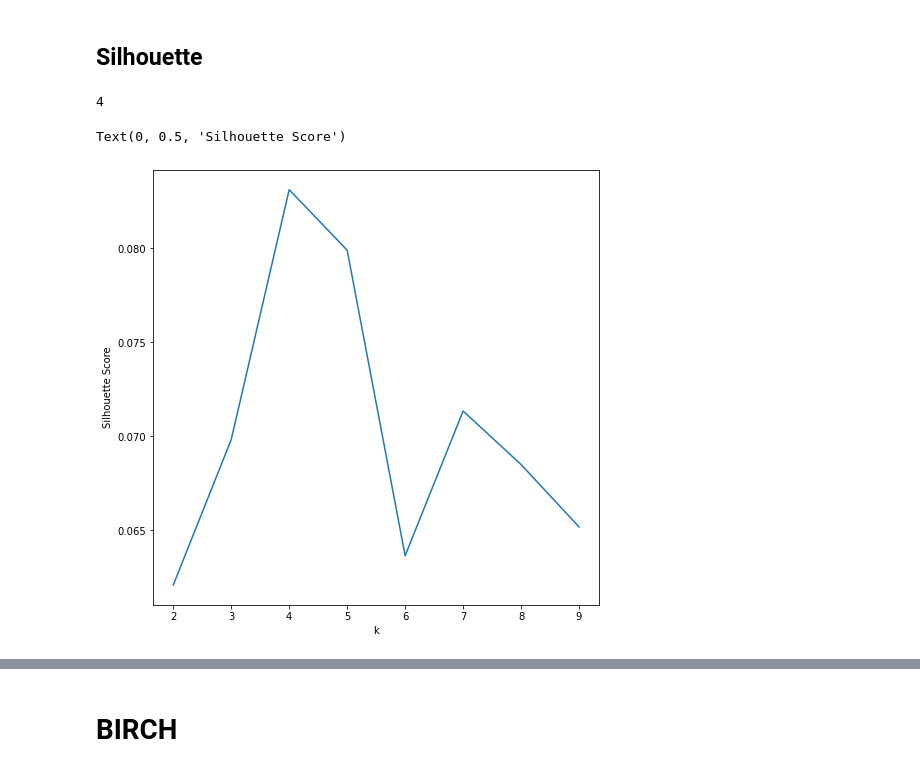
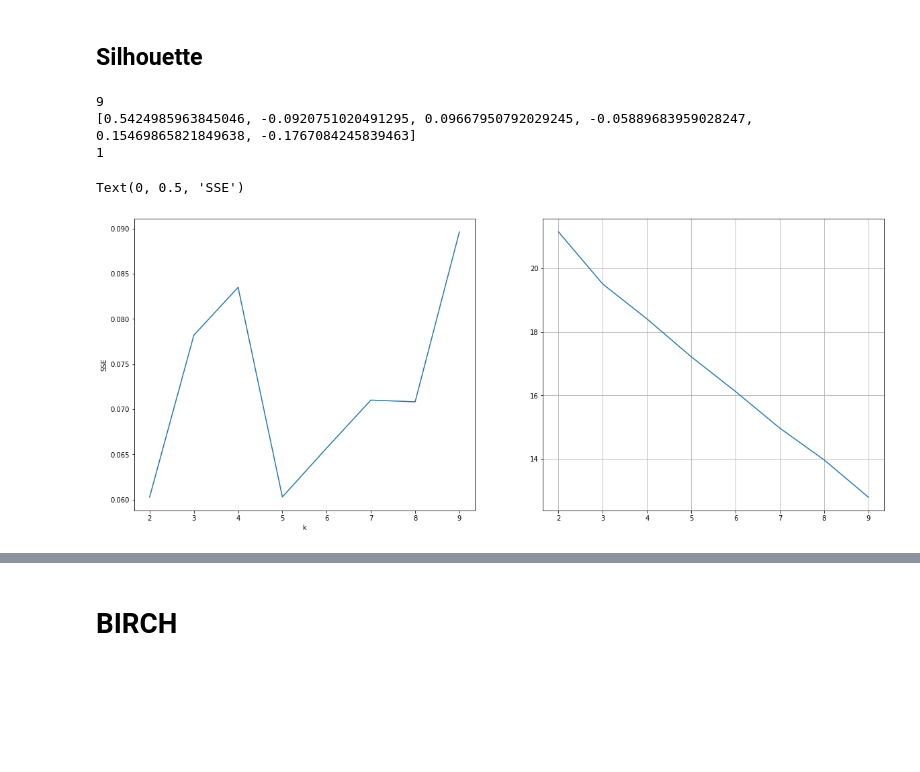
Before and after one commit to ConnorCairns/FraudBoard, a Jupyter notebook: backend/categorize/Categorization.ipynb, the cells around one changed output, grey strips where cells are left out. Saved outputs shown, nothing was run; the diff lists cells and outputs as text; code cells hidden in the pictures; blank space fills up the shorter version.

Commit message:
tfidf

```diff
--- a/backend/categorize/Categorization.ipynb
+++ b/backend/categorize/Categorization.ipynb
@@ -84,7 +103,7 @@ costs
 def identity(token):
     return token
 
-tfidf = TfidfVectorizer(max_df=0.8, min_df=1, stop_words='english', use_idf=True, tokenizer=identity, preprocessor=identity, token_pattern=None)
+tfidf = TfidfVectorizer(max_df=0.45, min_df=1, stop_words='english', use_idf=True, tokenizer=identity, preprocessor=identity, token_pattern=None)
 
 tfidf_matrix = tfidf.fit_transform(list(tokens.values()))
 # %%
@@ -97,24 +153,38 @@ tfidf.stop_words_
 ## Silhouette
 # %%
 s = []
+sse = []
 k_max = 10
 
 for k in range(2, k_max):
-    kmeans = KMeans(random_state=4, n_clusters=k, n_init=25)
+    kmeans = KMeans(random_state=4, n_clusters=k, n_init=100)
     kmeans.fit(tfidf_matrix)
 
     s.append(silhouette_score(tfidf_matrix, kmeans.labels_, metric="euclidean"))
+    sse.append(kmeans.inertia_)
-# %%
-best_k = s.index(max(s)) + 2
-best_k
-# %% [output]
-4
+# %%
+best_k = s.index(max(s)) + 2
+print(best_k)
+
+secondDerivative = [sse[i+1] + sse[i-1] - 2 * sse[i] for i in range(1, len(sse) - 1)]
+print(secondDerivative)
+print(secondDerivative.index(max(secondDerivative)) + 1)
+# %% [output]
+9
+[0.5424985963845046, -0.0920751020491295, 0.09667950792029245, -0.05889683959028247, 0.15469865821849638, -0.1767084245839463]
+1
 # %%
-fig, ax = plt.subplots(figsize=(8, 8))
-ax.plot(list(range(2, k_max)), s)
-ax.set_xlabel("k")
-ax.set_ylabel("Silhouette Score")
+fig, ax = plt.subplots(1, 2, figsize=(20, 8))
+
+plt.grid()
+ax[0].plot(list(range(2, k_max)), s)
+ax[0].set_xlabel("k")
+ax[0].set_ylabel("Silhouette Score")
+
+ax[1].plot(list(range(2, k_max)), sse)
+ax[0].set_xlabel("k")
+ax[0].set_ylabel("SSE")
 # %% [output]
-Text(0, 0.5, 'Silhouette Score')
+Text(0, 0.5, 'SSE')
-[figure, old version]
+[figure, new version]
 # %%
```
Also changed, not shown: parts of 21 cells of this notebook, 3 other files.
